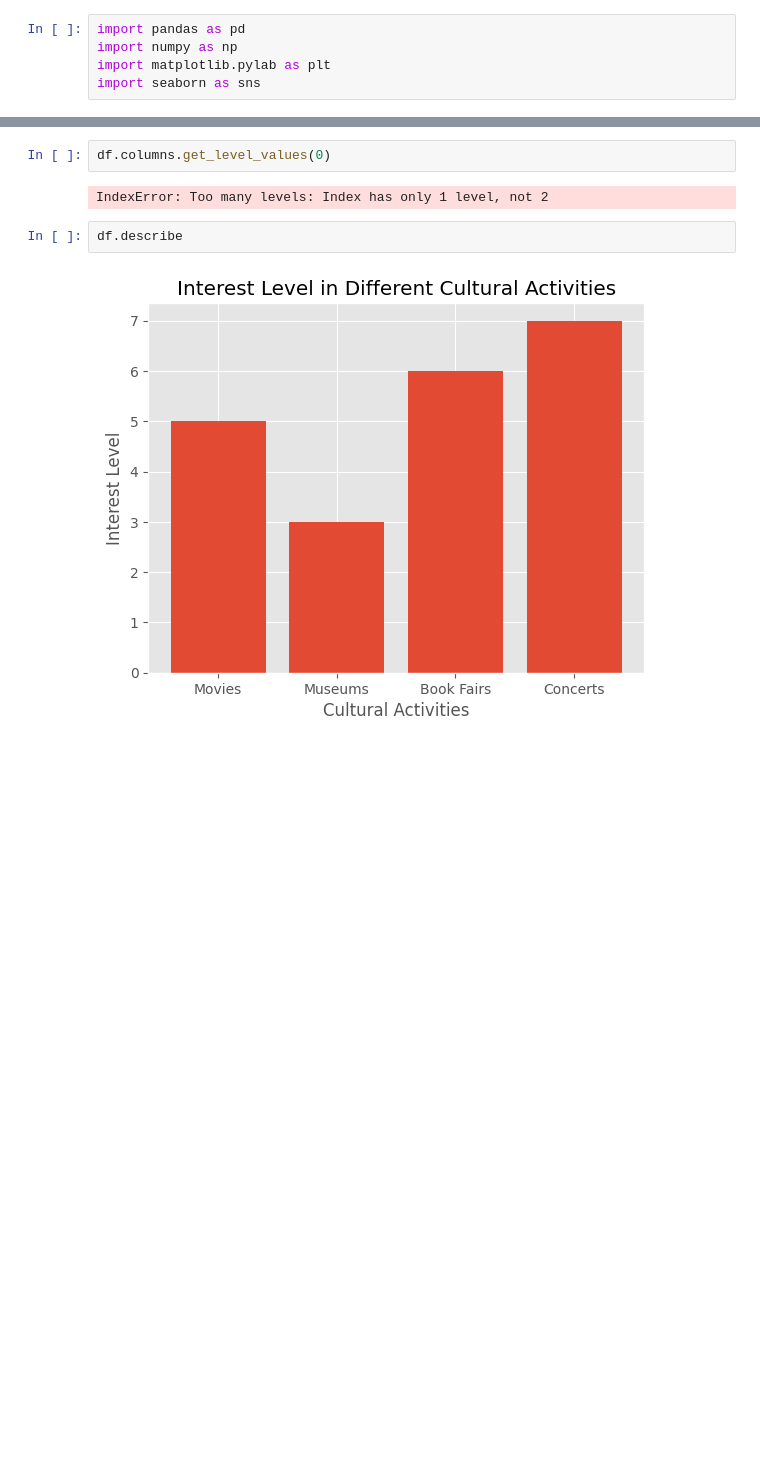
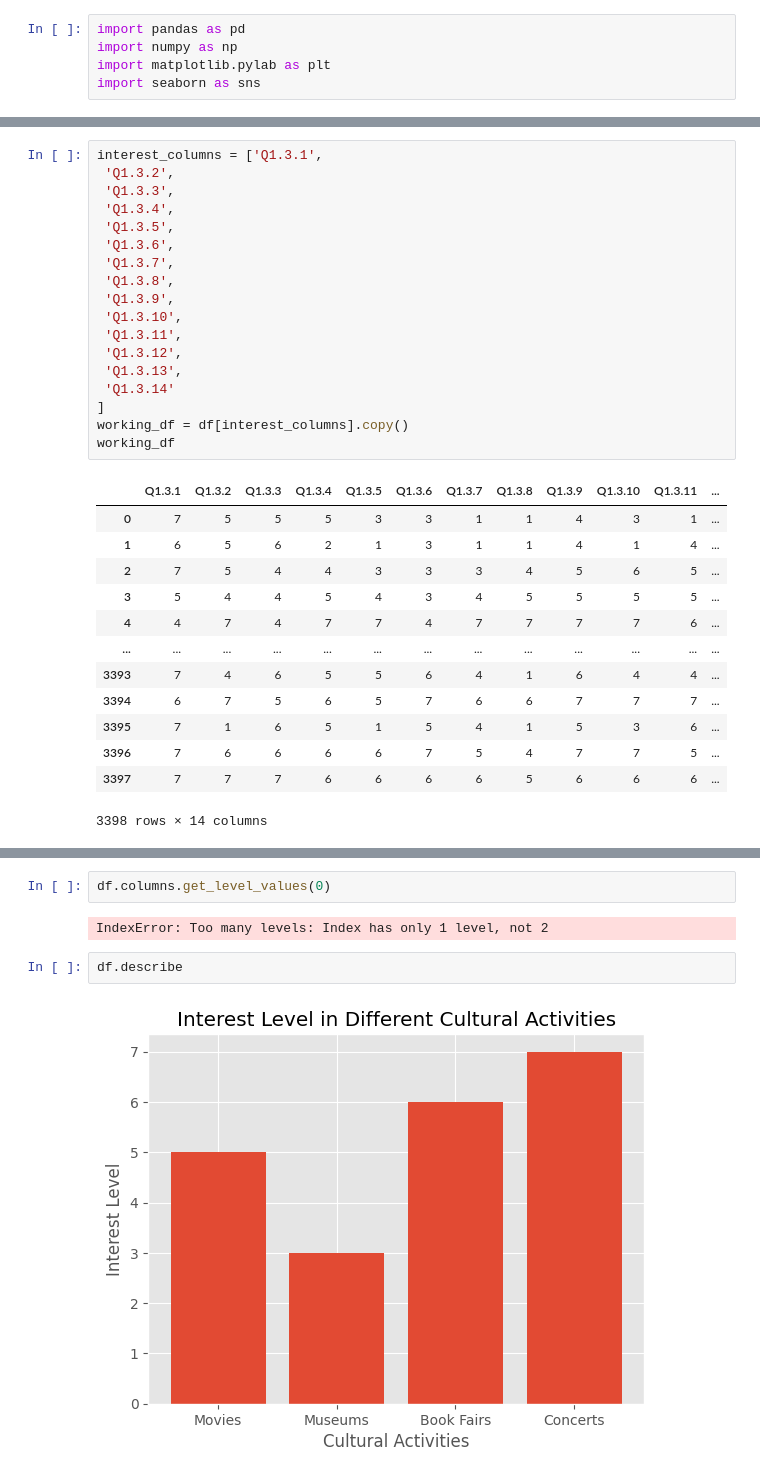
Before and after one commit to richardokonicha/saudi_analysis, a Jupyter notebook: discorvery.ipynb, the cells around one changed output, grey strips where cells are left out. Saved outputs shown, nothing was run; the diff lists cells and outputs as text; blank space fills up the shorter version.

```diff
--- a/discorvery.ipynb
+++ b/discorvery.ipynb
@@ -17,2 +24,34 @@ df = pd.read_excel(file_path, header=[2,3])
+# %%
+interest_columns = ['Q1.3.1',
+ 'Q1.3.2',
+ 'Q1.3.3',
+ 'Q1.3.4',
+ 'Q1.3.5',
+ 'Q1.3.6',
+ 'Q1.3.7',
+ 'Q1.3.8',
+ 'Q1.3.9',
+ 'Q1.3.10',
+ 'Q1.3.11',
+ 'Q1.3.12',
+ 'Q1.3.13',
+ 'Q1.3.14'
+]
+working_df = df[interest_columns].copy()
+working_df
+# %% [output]
+|  | Q1.3.1 | Q1.3.2 | Q1.3.3 | Q1.3.4 | Q1.3.5 | Q1.3.6 | Q1.3.7 | Q1.3.8 | Q1.3.9 | Q1.3.10 | Q1.3.11 | ... |
+| 0 | 7 | 5 | 5 | 5 | 3 | 3 | 1 | 1 | 4 | 3 | 1 | ... |
+| 1 | 6 | 5 | 6 | 2 | 1 | 3 | 1 | 1 | 4 | 1 | 4 | ... |
+| 2 | 7 | 5 | 4 | 4 | 3 | 3 | 3 | 4 | 5 | 6 | 5 | ... |
+| 3 | 5 | 4 | 4 | 5 | 4 | 3 | 4 | 5 | 5 | 5 | 5 | ... |
+| 4 | 4 | 7 | 4 | 7 | 7 | 4 | 7 | 7 | 7 | 7 | 6 | ... |
+| ... | ... | ... | ... | ... | ... | ... | ... | ... | ... | ... | ... | ... |
+| 3393 | 7 | 4 | 6 | 5 | 5 | 6 | 4 | 1 | 6 | 4 | 4 | ... |
+| 3394 | 6 | 7 | 5 | 6 | 5 | 7 | 6 | 6 | 7 | 7 | 7 | ... |
+| 3395 | 7 | 1 | 6 | 5 | 1 | 5 | 4 | 1 | 5 | 3 | 6 | ... |
+| 3396 | 7 | 6 | 6 | 6 | 6 | 7 | 5 | 4 | 7 | 7 | 5 | ... |
+| 3397 | 7 | 7 | 7 | 6 | 6 | 6 | 6 | 5 | 6 | 6 | 6 | ... |
+3398 rows × 14 columns
 # %%
 # culture_interest_columns
```
Also changed, not shown: parts of 9 cells of this notebook, 1 other file.
